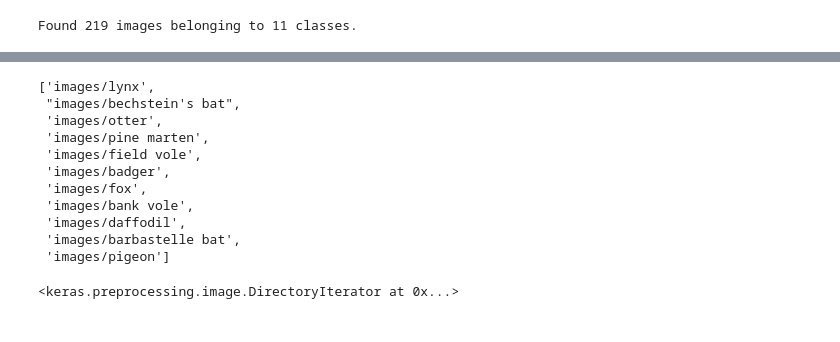
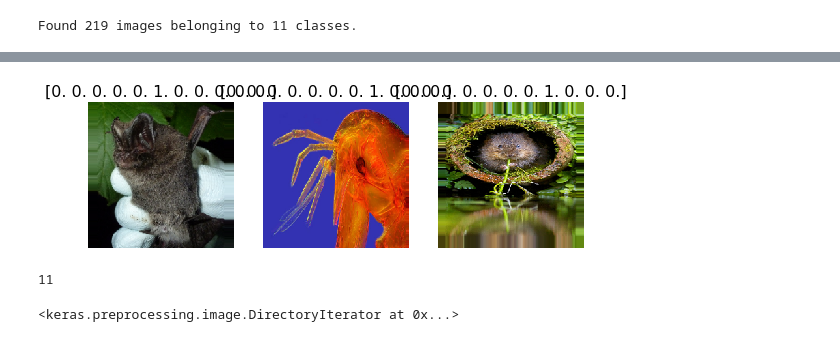
Before and after one commit to dt448/wild_life_classifier, a Jupyter notebook: transfer_learning_prototype.ipynb, the cells around one changed output, grey strips where cells are left out. Saved outputs shown, nothing was run; the diff lists cells and outputs as text; code cells hidden in the pictures.

```diff
--- a/transfer_learning_prototype.ipynb
+++ b/transfer_learning_prototype.ipynb
@@ -204,3 +166,19 @@ training_set = train_datagen.flow_from_directory('./images',
 #                                                 class_mode = 'categorical')
 # %% [output]
 Found 219 images belonging to 11 classes.
+# %%
+def plots(imgs, figsize = (12,6), rows = 1, interp = False, titles = None):
+    if type(imgs[0]) is np.ndarray:
+        imgs = np.array(imgs).astype(np.uint8)
+        if (imgs.shape[-1] != 3):
+            imgs = imgs.transpose((0,2,3,1))
+    f = plt.figure(figsize = figsize)
+    cols = len(imgs)//rows if len(imgs)%2 == 0 else len(imgs)//rows+1
+    for i in range(len(imgs)):
+        sp = f.add_subplot(rows, cols, i+1)
+        sp.axis('Off')
+        if titles is not None:
+            sp.set_title(titles[i], fontsize = 16)
+        plt.imshow(imgs[i], interpolation = None if interp else 'none')
+# %%
+imgs, labels = next(training_set)
@@ -207,17 +199,11 @@ Found 219 images belonging to 11 classes.
+# %%
+plots(imgs, titles=labels)
+# %% [output]
+[figure, added]
 # %%
-folders
+len(folders
 # %% [output]
-['images/lynx',
- "images/bechstein's bat",
- 'images/otter',
- 'images/pine marten',
- 'images/field vole',
- 'images/badger',
- 'images/fox',
- 'images/bank vole',
- 'images/daffodil',
- 'images/barbastelle bat',
- 'images/pigeon']
+11
 # %%
 training_set
 # %% [output]
```
Also changed, not shown: parts of 24 cells of this notebook, 1 other file.
